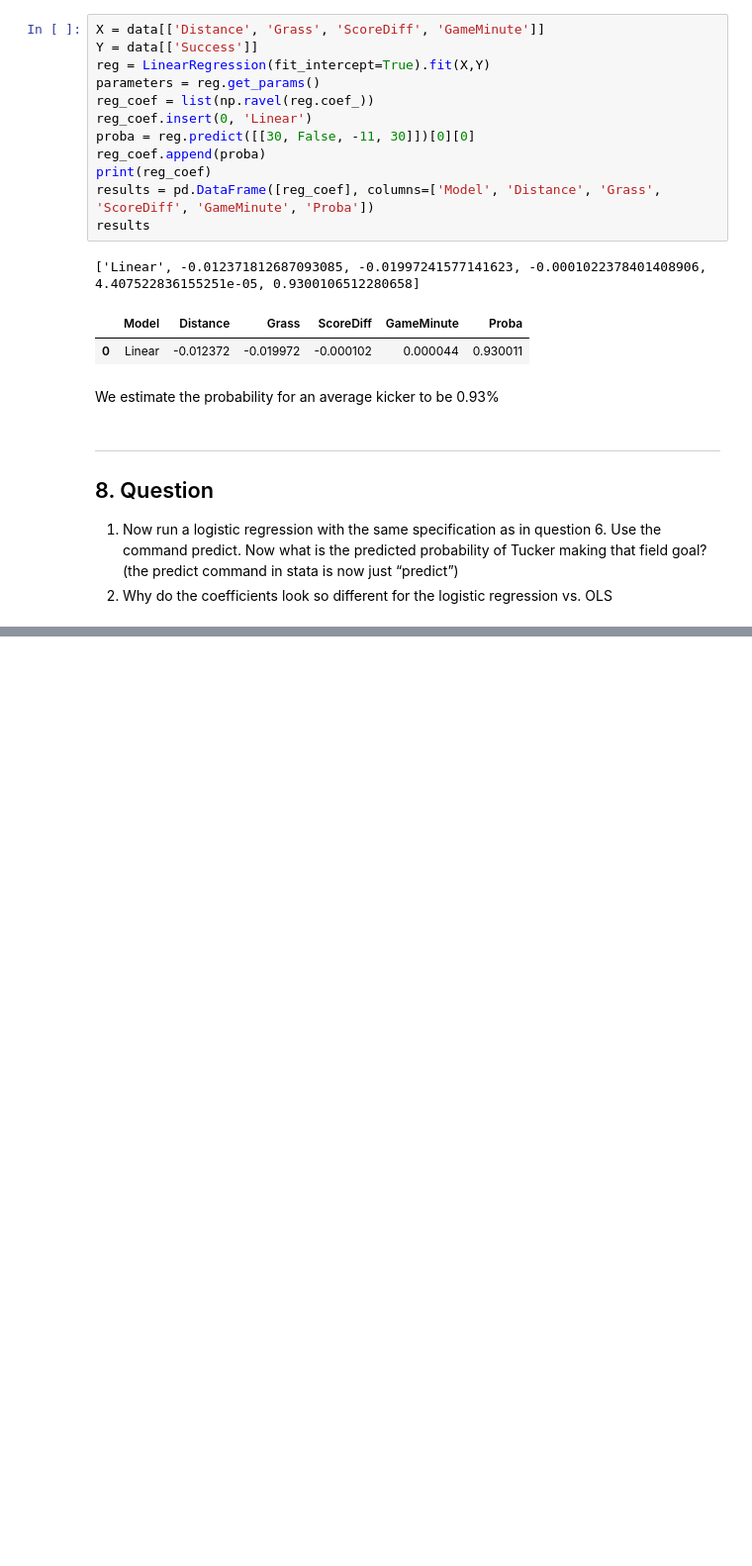
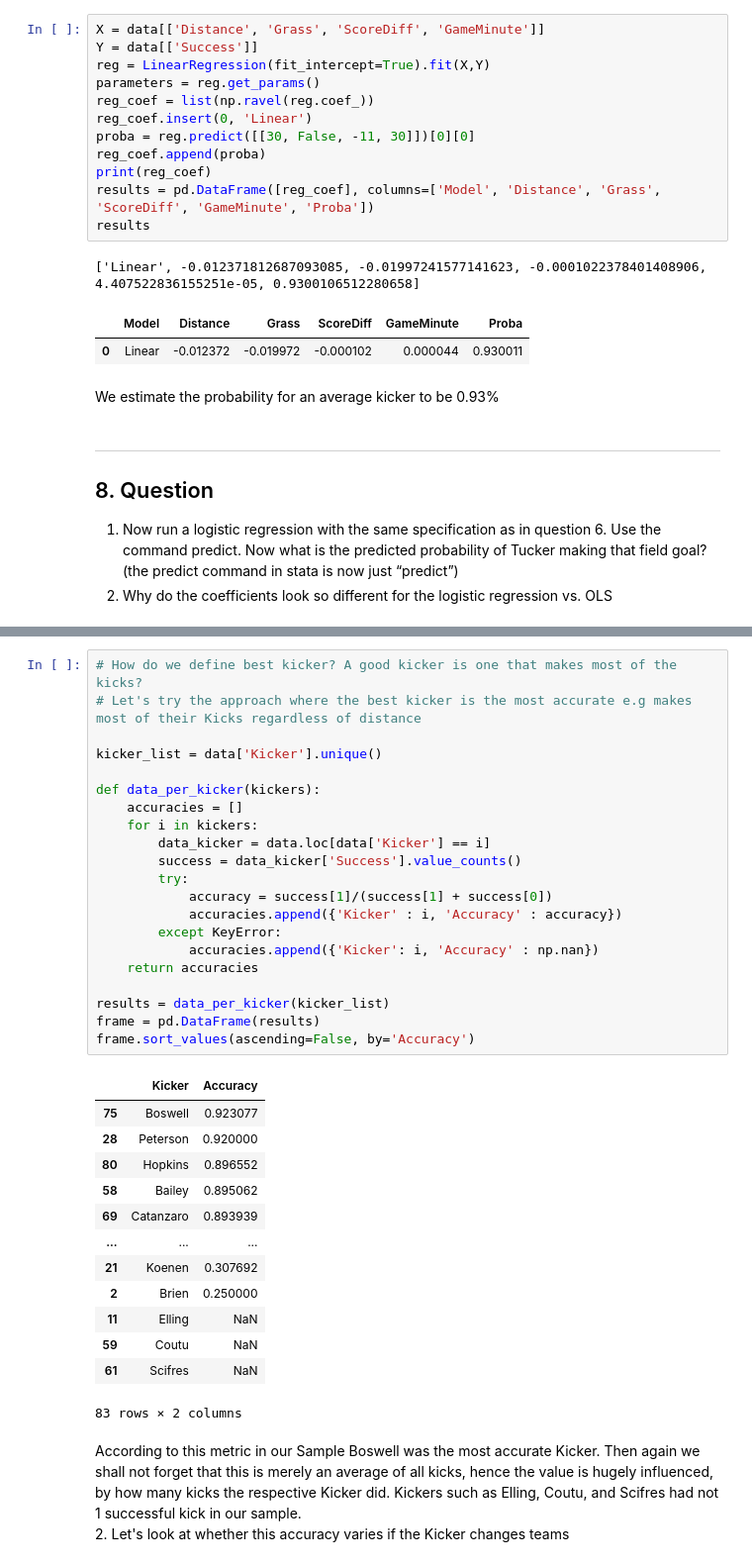
Before and after one commit to BenjaminZeisberg/Econ1042, a Jupyter notebook: Pset1/pset_1.ipynb, the cells around one changed output, grey strips where cells are left out. Shown at 99% size. Saved outputs shown, nothing was run; the diff lists cells and outputs as text; blank space fills up the shorter version.

```diff
--- a/Pset1/pset_1.ipynb
+++ b/Pset1/pset_1.ipynb
@@ -366,0 +450,38 @@ ValueError: Shape of passed values is (5, 1), indices imply (5, 4)
+# %%
+# How do we define best kicker? A good kicker is one that makes most of the kicks?
+# Let's try the approach where the best kicker is the most accurate e.g makes most of their Kicks regardless of distance
+
+kicker_list = data['Kicker'].unique()
+
+def data_per_kicker(kickers):
+    accuracies = []
+    for i in kickers:
+        data_kicker = data.loc[data['Kicker'] == i]
+        success = data_kicker['Success'].value_counts()
+        try:
+            accuracy = success[1]/(success[1] + success[0])
+            accuracies.append({'Kicker' : i, 'Accuracy' : accuracy})
+        except KeyError:
+            accuracies.append({'Kicker': i, 'Accuracy' : np.nan})
+    return accuracies
+
+results = data_per_kicker(kicker_list)
+frame = pd.DataFrame(results)
+frame.sort_values(ascending=False, by='Accuracy')
+# %% [output]
+|  | Kicker | Accuracy |
+| 75 | Boswell | 0.923077 |
+| 28 | Peterson | 0.920000 |
+| 80 | Hopkins | 0.896552 |
+| 58 | Bailey | 0.895062 |
+| 69 | Catanzaro | 0.893939 |
+| ... | ... | ... |
+| 21 | Koenen | 0.307692 |
+| 2 | Brien | 0.250000 |
+| 11 | Elling | NaN |
+| 59 | Coutu | NaN |
+| 61 | Scifres | NaN |
+83 rows × 2 columns
+# %% [markdown]
+According to this metric in our Sample Boswell was the most accurate Kicker. Then again we shall not forget that this is merely an average of all kicks, hence the value is hugely influenced, by how many kicks the respective Kicker did. Kickers such as Elling, Coutu, and Scifres had not 1 successful kick in our sample. <br>
+2. Let's look at whether this accuracy varies if the Kicker changes teams
```
Also changed, not shown: parts of 16 cells of this notebook.
